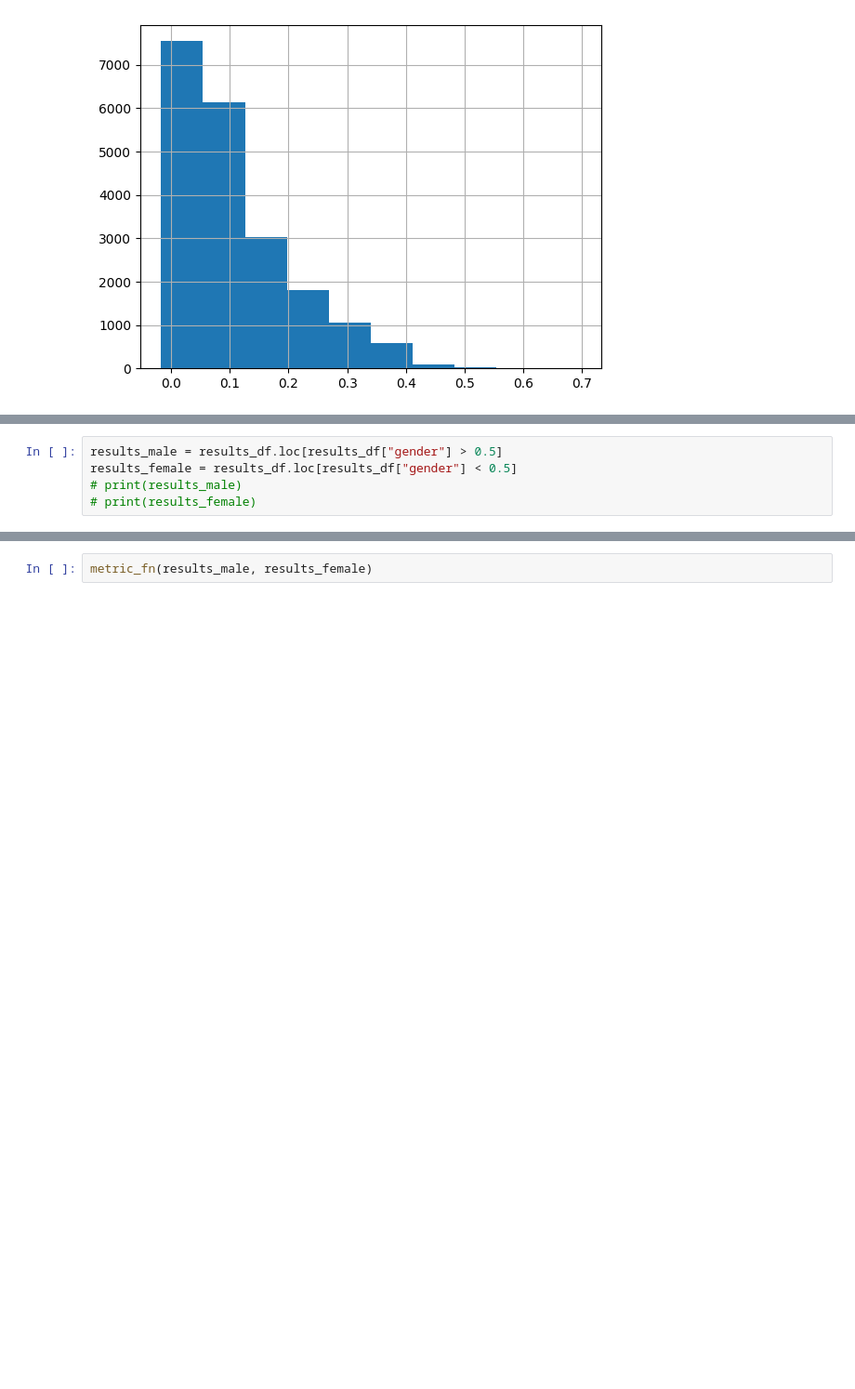
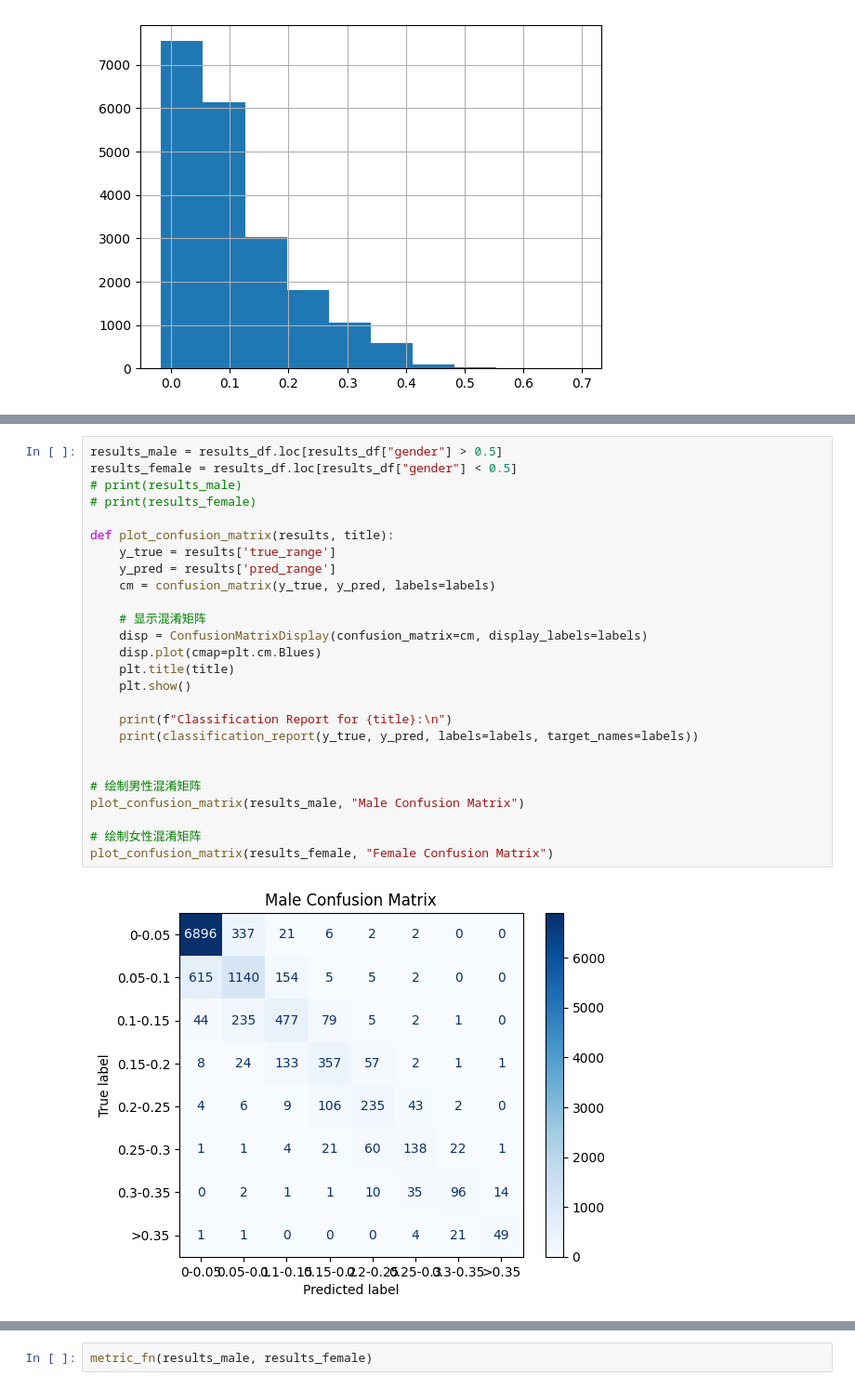
Before and after one commit to Mita-Data/Data_challenge_2.0, a Jupyter notebook: data2.ipynb, the cells around one changed output, grey strips where cells are left out. Shown at 93% size. Saved outputs shown, nothing was run; the diff lists cells and outputs as text; blank space fills up the shorter version.

Commit message:
heatmap + classification report male/female

```diff
--- a/data2.ipynb
+++ b/data2.ipynb
@@ -644,5 +667,28 @@ plt.show()
 # %%
 results_male = results_df.loc[results_df["gender"] > 0.5]
 results_female = results_df.loc[results_df["gender"] < 0.5]
 # print(results_male)
 # print(results_female)
+
+def plot_confusion_matrix(results, title):
+    y_true = results['true_range']
+    y_pred = results['pred_range']
+    cm = confusion_matrix(y_true, y_pred, labels=labels)
+
+    # 显示混淆矩阵
+    disp = ConfusionMatrixDisplay(confusion_matrix=cm, display_labels=labels)
+    disp.plot(cmap=plt.cm.Blues)
+    plt.title(title)
+    plt.show()
+
+    print(f"Classification Report for {title}:\n")
+    print(classification_report(y_true, y_pred, labels=labels, target_names=labels))
+
+
+# 绘制男性混淆矩阵
+plot_confusion_matrix(results_male, "Male Confusion Matrix")
+
+# 绘制女性混淆矩阵
+plot_confusion_matrix(results_female, "Female Confusion Matrix")
+# %% [output]
+[figure, added]
```
Also changed, not shown: parts of 3 cells of this notebook.
